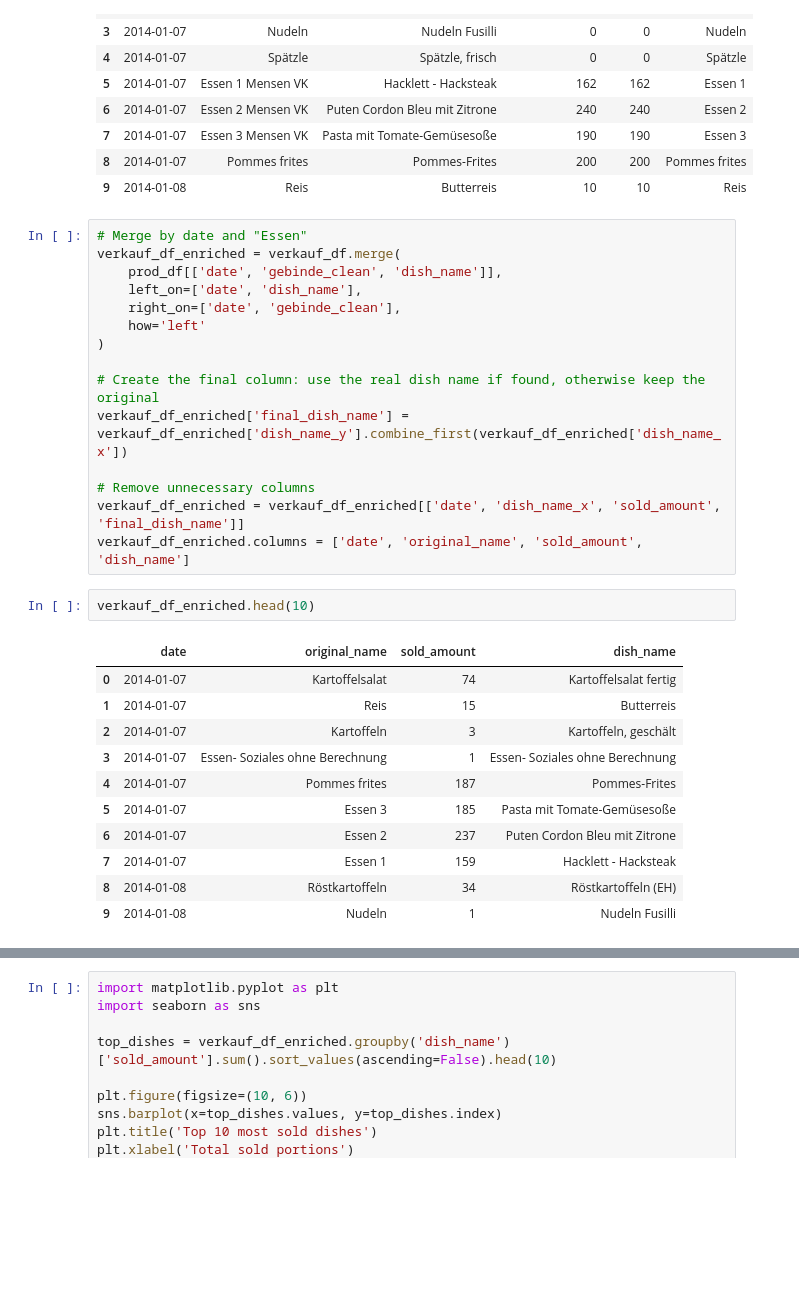
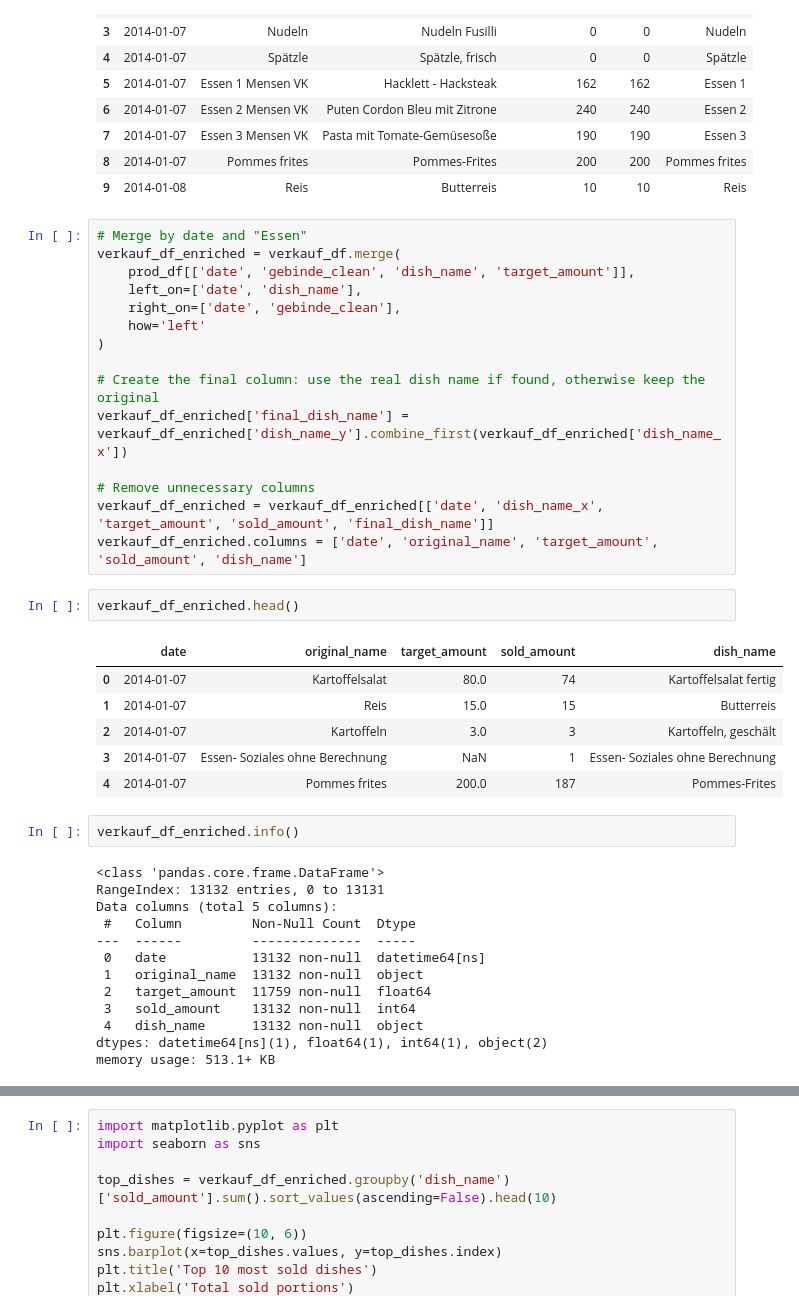
Before and after one commit to olyashevich/Predicting-food-demand-at-the-KU-Mensa, a Jupyter notebook: analysis.ipynb, the cells around one changed output, grey strips where cells are left out. Drawn from its saved outputs; the diff is of its cells as text; blank space fills up the shorter version.

```diff
--- a/analysis.ipynb
+++ b/analysis.ipynb
@@ -259,7 +272,7 @@ prod_df.head(10)
 # %%
 # Merge by date and "Essen"
 verkauf_df_enriched = verkauf_df.merge(
-    prod_df[['date', 'gebinde_clean', 'dish_name']],
+    prod_df[['date', 'gebinde_clean', 'dish_name', 'target_amount']],
     left_on=['date', 'dish_name'],
     right_on=['date', 'gebinde_clean'],
     how='left'
@@ -269,19 +282,29 @@ verkauf_df_enriched = verkauf_df.merge(
 verkauf_df_enriched['final_dish_name'] = verkauf_df_enriched['dish_name_y'].combine_first(verkauf_df_enriched['dish_name_x'])
 
 # Remove unnecessary columns
-verkauf_df_enriched = verkauf_df_enriched[['date', 'dish_name_x', 'sold_amount', 'final_dish_name']]
-verkauf_df_enriched.columns = ['date', 'original_name', 'sold_amount', 'dish_name']
+verkauf_df_enriched = verkauf_df_enriched[['date', 'dish_name_x', 'target_amount', 'sold_amount', 'final_dish_name']]
+verkauf_df_enriched.columns = ['date', 'original_name', 'target_amount', 'sold_amount', 'dish_name']
 # %%
-verkauf_df_enriched.head(10)
+verkauf_df_enriched.head()
 # %% [output]
-|  | date | original_name | sold_amount | dish_name |
-| 0 | 2014-01-07 | Kartoffelsalat | 74 | Kartoffelsalat fertig |
-| 1 | 2014-01-07 | Reis | 15 | Butterreis |
-| 2 | 2014-01-07 | Kartoffeln | 3 | Kartoffeln, geschält |
-| 3 | 2014-01-07 | Essen- Soziales ohne Berechnung | 1 | Essen- Soziales ohne Berechnung |
-| 4 | 2014-01-07 | Pommes frites | 187 | Pommes-Frites |
-| 5 | 2014-01-07 | Essen 3 | 185 | Pasta mit Tomate-Gemüsesoße |
-| 6 | 2014-01-07 | Essen 2 | 237 | Puten Cordon Bleu mit Zitrone |
-| 7 | 2014-01-07 | Essen 1 | 159 | Hacklett - Hacksteak |
-| 8 | 2014-01-08 | Röstkartoffeln | 34 | Röstkartoffeln (EH) |
-| 9 | 2014-01-08 | Nudeln | 1 | Nudeln Fusilli |
+|  | date | original_name | target_amount | sold_amount | dish_name |
+| 0 | 2014-01-07 | Kartoffelsalat | 80.0 | 74 | Kartoffelsalat fertig |
+| 1 | 2014-01-07 | Reis | 15.0 | 15 | Butterreis |
+| 2 | 2014-01-07 | Kartoffeln | 3.0 | 3 | Kartoffeln, geschält |
+| 3 | 2014-01-07 | Essen- Soziales ohne Berechnung | NaN | 1 | Essen- Soziales ohne Berechnung |
+| 4 | 2014-01-07 | Pommes frites | 200.0 | 187 | Pommes-Frites |
+# %%
+verkauf_df_enriched.info()
+# %% [output]
+<class 'pandas.core.frame.DataFrame'>
+RangeIndex: 13132 entries, 0 to 13131
+Data columns (total 5 columns):
+ #   Column         Non-Null Count  Dtype
+---  ------         --------------  -----
+ 0   date           13132 non-null  datetime64[ns]
+ 1   original_name  13132 non-null  object
+ 2   target_amount  11759 non-null  float64
+ 3   sold_amount    13132 non-null  int64
+ 4   dish_name      13132 non-null  object
+dtypes: datetime64[ns](1), float64(1), int64(1), object(2)
+memory usage: 513.1+ KB
```
Also changed, not shown: parts of 58 cells of this notebook.
